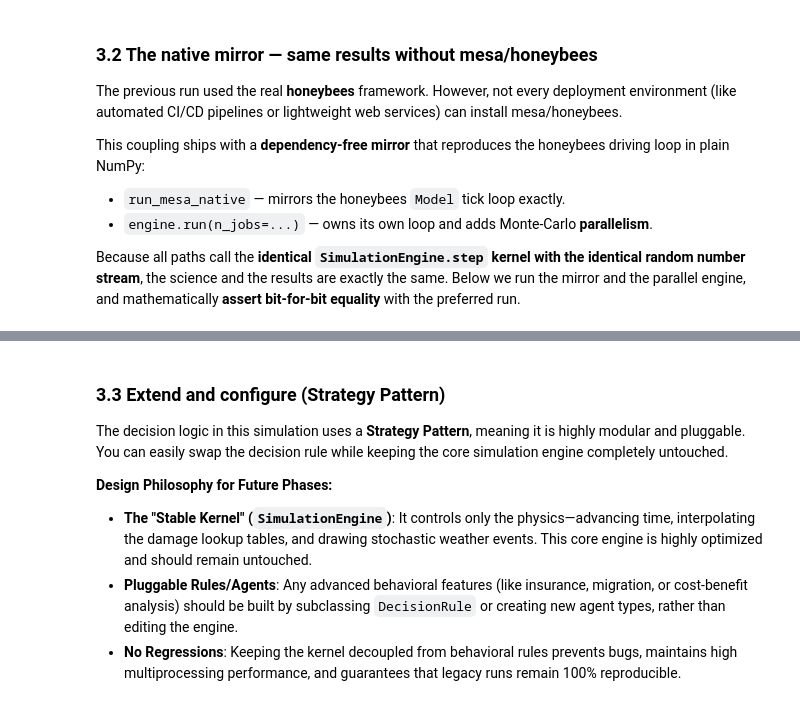
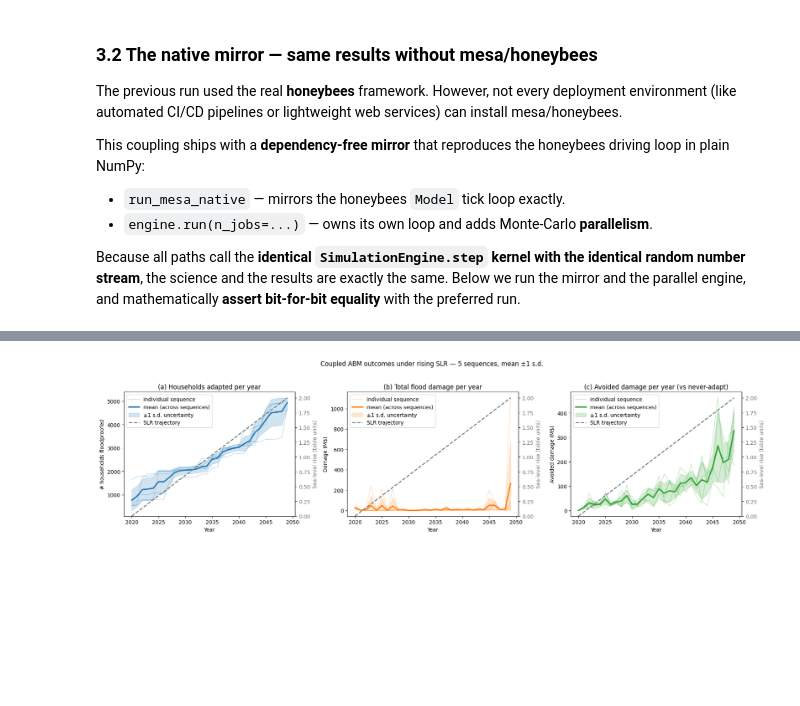
Before and after one commit to sahand-asgarpour/FloodAdapt-ABM, a Jupyter notebook: notebooks/2_run_coupled_abm.ipynb, the cells around one changed output, grey strips where cells are left out. Drawn from its saved outputs; the diff is of its cells as text; code cells hidden in the pictures; blank space fills up the shorter version.

Commit message:
feat: add notebook to demonstrate running coupled ABM simulations with SEU decision rules

```diff
--- a/notebooks/2_run_coupled_abm.ipynb
+++ b/notebooks/2_run_coupled_abm.ipynb
@@ -372,9 +363,19 @@ PARITY OK: run_mesa_native  ==  engine.run(n_jobs=-1)  ==  Section-6 run  (bit-f
-# %% [markdown]
-### 3.3 Extend and configure (Strategy Pattern)
-
-The decision logic in this simulation uses a **Strategy Pattern**, meaning it is highly modular and pluggable. You can easily swap the decision rule while keeping the core simulation engine completely untouched.
-
-**Design Philosophy for Future Phases:**
-- **The "Stable Kernel" (`SimulationEngine`)**: It controls only the physics—advancing time, interpolating the damage lookup tables, and drawing stochastic weather events. This core engine is highly optimized and should remain untouched.
-- **Pluggable Rules/Agents**: Any advanced behavioral features (like insurance, migration, or cost-benefit analysis) should be built by subclassing `DecisionRule` or creating new agent types, rather than editing the engine.
-- **No Regressions**: Keeping the kernel decoupled from behavioral rules prevents bugs, maintains high multiprocessing performance, and guarantees that legacy runs remain 100% reproducible.
+# %%
+# 1. Extract the arrays from the mirror run
+mirror_damage = mirror["damage_history"].astype(np.float64)
+mirror_adopted = mirror["adapted_history"]
+mirror_adoption = mirror["adoption_fraction"]
+
+# 2. Calculate the number of households adapted per year (summing across the agent axis)
+mirror_n_adapted = mirror_adopted.sum(axis=1)
+
+# 3. Create the summary metrics (reusing 'base_damage' from the earlier baseline run
+#    because both use the identical event sequences and RNG seeds)
+mirror_summary, mirror_dmg_year, mirror_avoided_year = create_summary_table(
+    mirror_n_adapted, mirror_adoption, mirror_damage, base_damage, NO_SEQ
+)
+
+# 4. Generate the full 3-panel plot for the native mirror
+plot_results(years, slr_values, mirror_n_adapted, mirror_dmg_year, mirror_avoided_year, NO_SEQ)
+# %% [output]
+[figure, added]
```
Also changed, not shown: parts of 2 cells of this notebook.
